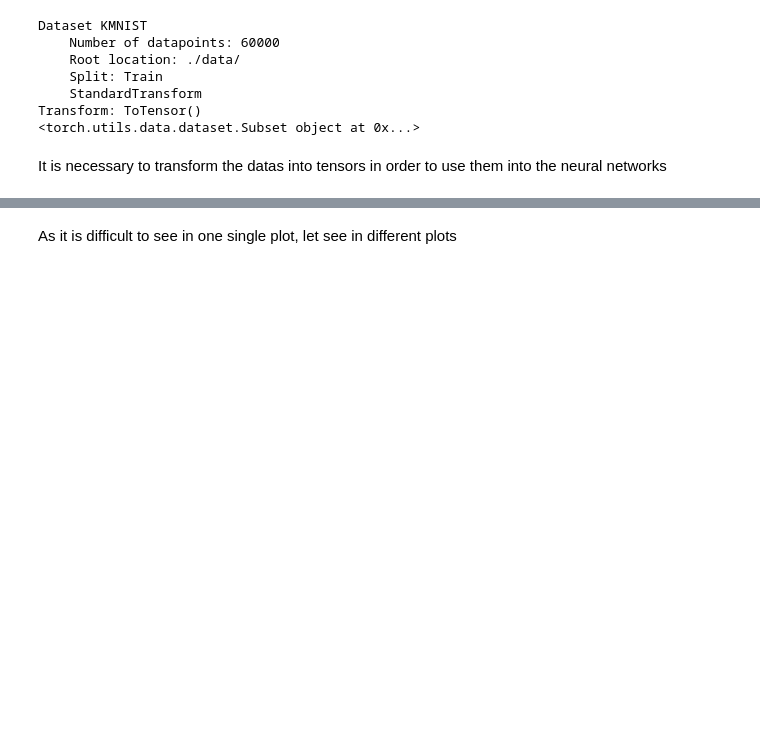
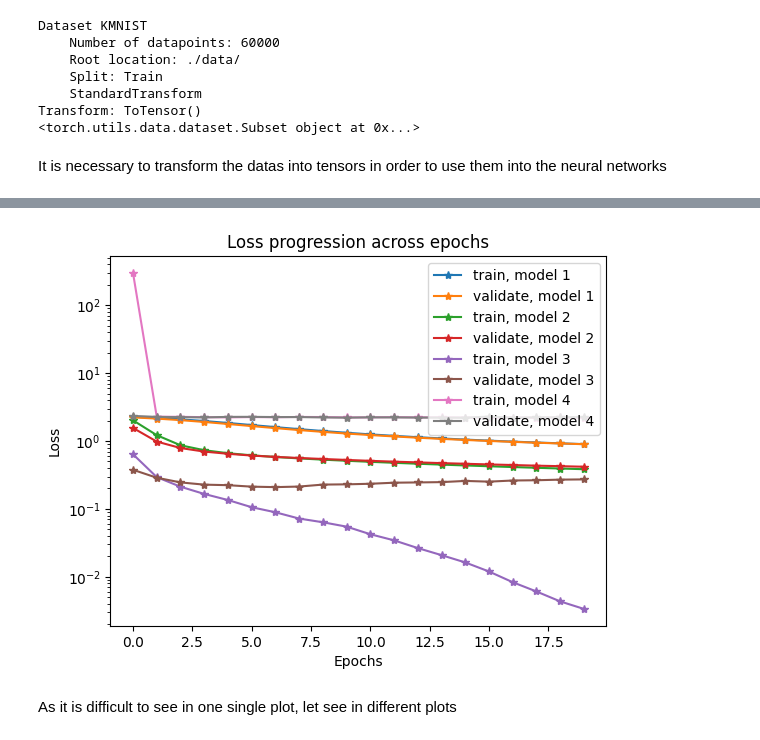
Before and after one commit to roduit/FundamentalLearningEPFL, a Jupyter notebook: Homeworks/HW3/roduit_vincent_325140_HW3.ipynb, the cells around one changed output, grey strips where cells are left out. Saved outputs shown, nothing was run; the diff lists cells and outputs as text; code cells hidden in the pictures; blank space fills up the shorter version.

```diff
--- a/Homeworks/HW3/roduit_vincent_325140_HW3.ipynb
+++ b/Homeworks/HW3/roduit_vincent_325140_HW3.ipynb
@@ -350,3 +338,7 @@ plot_losses(train_losses_all,validate_losses_all)
+# %%
+plot_losses(values_task1['tr_losses'],values_task1['val_losses'])
+# %% [output]
+[figure, added]
 # %% [markdown]
 As it is difficult to see in one single plot, let see in different plots
 # %%
```
Also changed, not shown: parts of 41 cells of this notebook, 1 other file.
